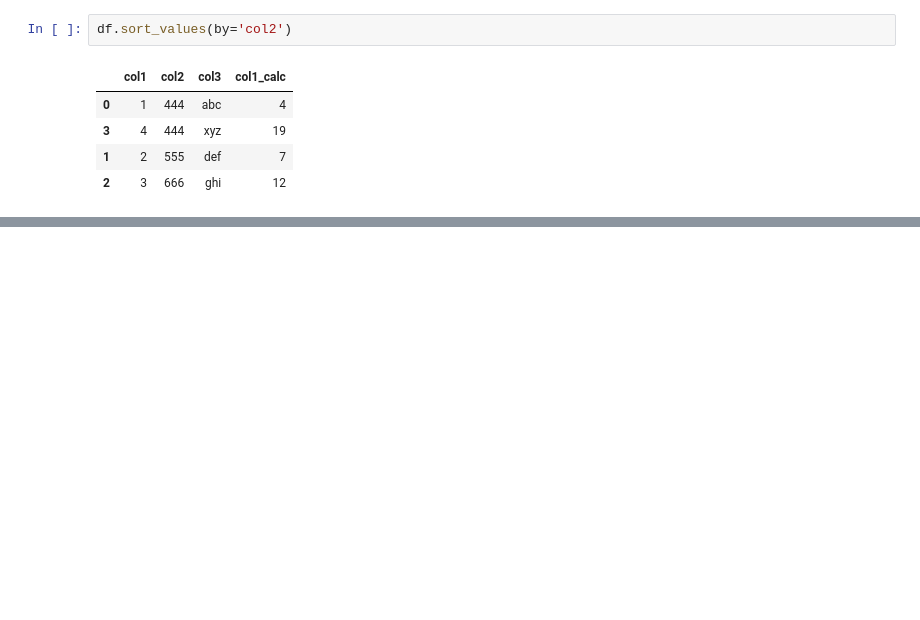
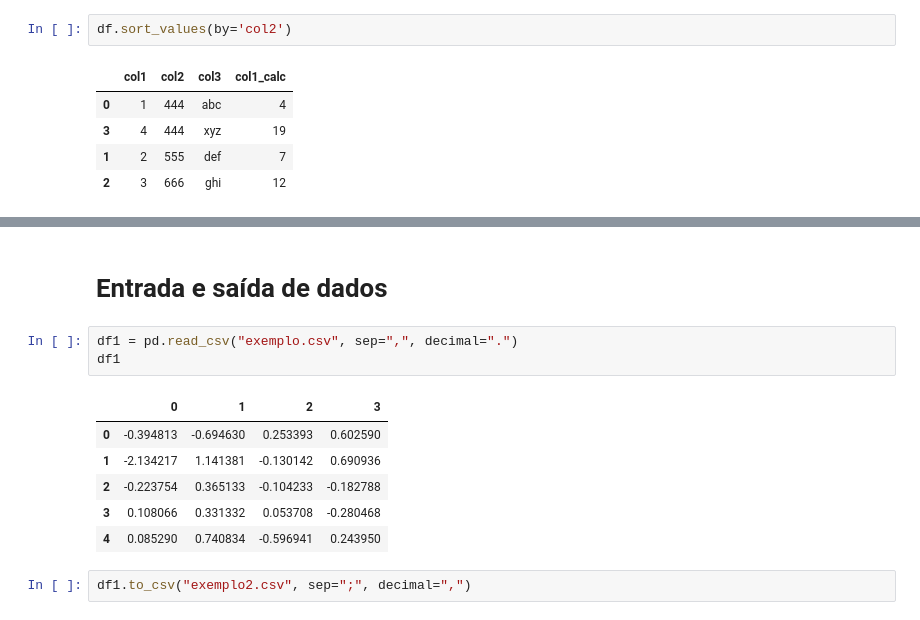
Before and after one commit to iamreinaldo/studies, a Jupyter notebook: python/pandas/Pandas.ipynb, the cells around one changed output, grey strips where cells are left out. Cells and saved outputs as stored; diff of their text form; blank space fills up the shorter version.

```diff
--- a/python/pandas/Pandas.ipynb
+++ b/python/pandas/Pandas.ipynb
@@ -939,0 +1071,14 @@ df.sort_values(by='col2')
+# %% [markdown]
+# Entrada e saída de dados
+# %%
+df1 = pd.read_csv("exemplo.csv", sep=",", decimal=".")
+df1
+# %% [output]
+|  | 0 | 1 | 2 | 3 |
+| 0 | -0.394813 | -0.694630 | 0.253393 | 0.602590 |
+| 1 | -2.134217 | 1.141381 | -0.130142 | 0.690936 |
+| 2 | -0.223754 | 0.365133 | -0.104233 | -0.182788 |
+| 3 | 0.108066 | 0.331332 | 0.053708 | -0.280468 |
+| 4 | 0.085290 | 0.740834 | -0.596941 | 0.243950 |
+# %%
+df1.to_csv("exemplo2.csv", sep=";", decimal=",")
```
Also changed, not shown: parts of 16 cells of this notebook, 2 other files.
